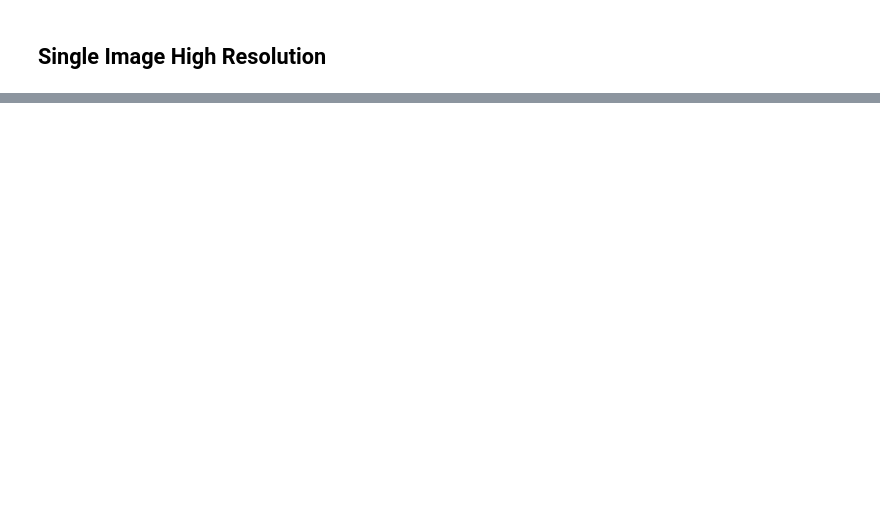
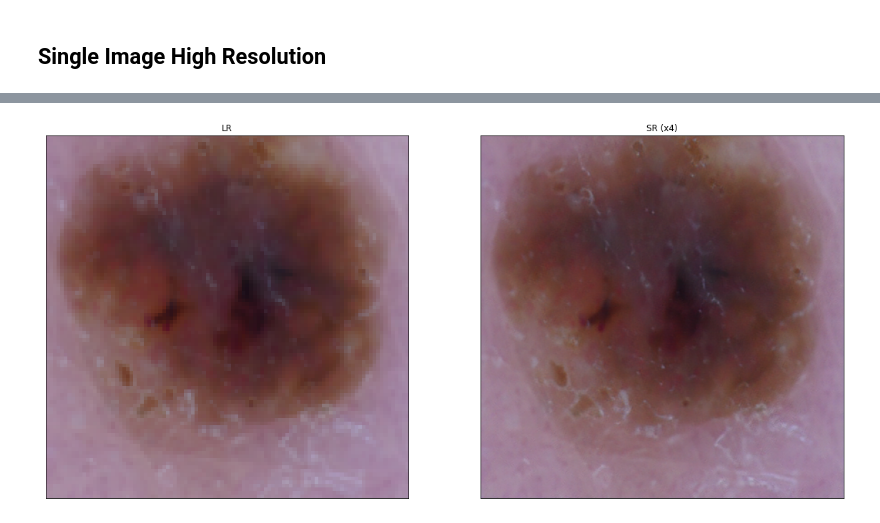
Before and after one commit to anas-awadalla/Incepto, a Jupyter notebook: interpretability_experiments/HAM10000_Interpretability_Attribution_Experiment.ipynb, the cells around one changed output, grey strips where cells are left out. Saved outputs shown, nothing was run; the diff lists cells and outputs as text; code cells hidden in the pictures; blank space fills up the shorter version.

```diff
--- a/interpretability_experiments/HAM10000_Interpretability_Attribution_Experiment.ipynb
+++ b/interpretability_experiments/HAM10000_Interpretability_Attribution_Experiment.ipynb
@@ -18,7 +16,7 @@ from torchvision import transforms
 from torch.utils.data import Dataset, DataLoader
 import torch
 # %%
-model = torch.load("/content/drive/My Drive/mHealth Privacy/Evaluating Models/Saved Models/kaggle90-best.pth", map_location=torch.device('cpu'))
+model = torch.load("/content/drive/My Drive/mHealth Privacy/Evaluating Models/Saved Models/kaggle90-best.pth", map_location=torch.device('cuda:0'))
 model.eval()
 print(model)
 # %% [output]
@@ -418,12 +466,14 @@ def compare_texture(src,img):
 # %%
 from model.srgan import generator
 from utils import load_image, plot_sample
-from common import resolve_single
+from model.common import resolve_single
 
 model_hr = generator()
 model_hr.load_weights('/content/drive/My Drive/Interpretability Experiments/srgan_weights/srgan/gan_generator.h5')
 
-lr = load_image('org.png')[:,:,:3]
+lr = load_image('img1.png')[:,:,:3]
 sr = resolve_single(model_hr, lr)
 
 plot_sample(lr, sr)
+# %% [output]
+[figure, added]
```
Also changed, not shown: parts of 17 cells of this notebook.
